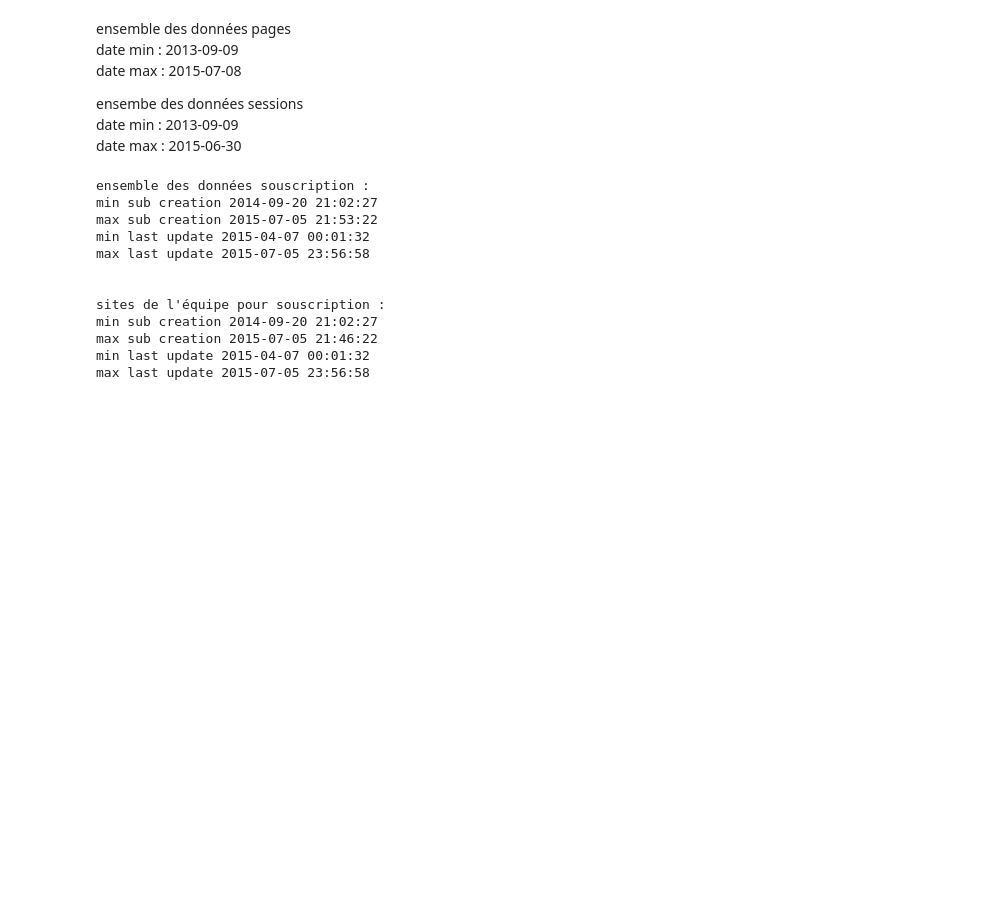
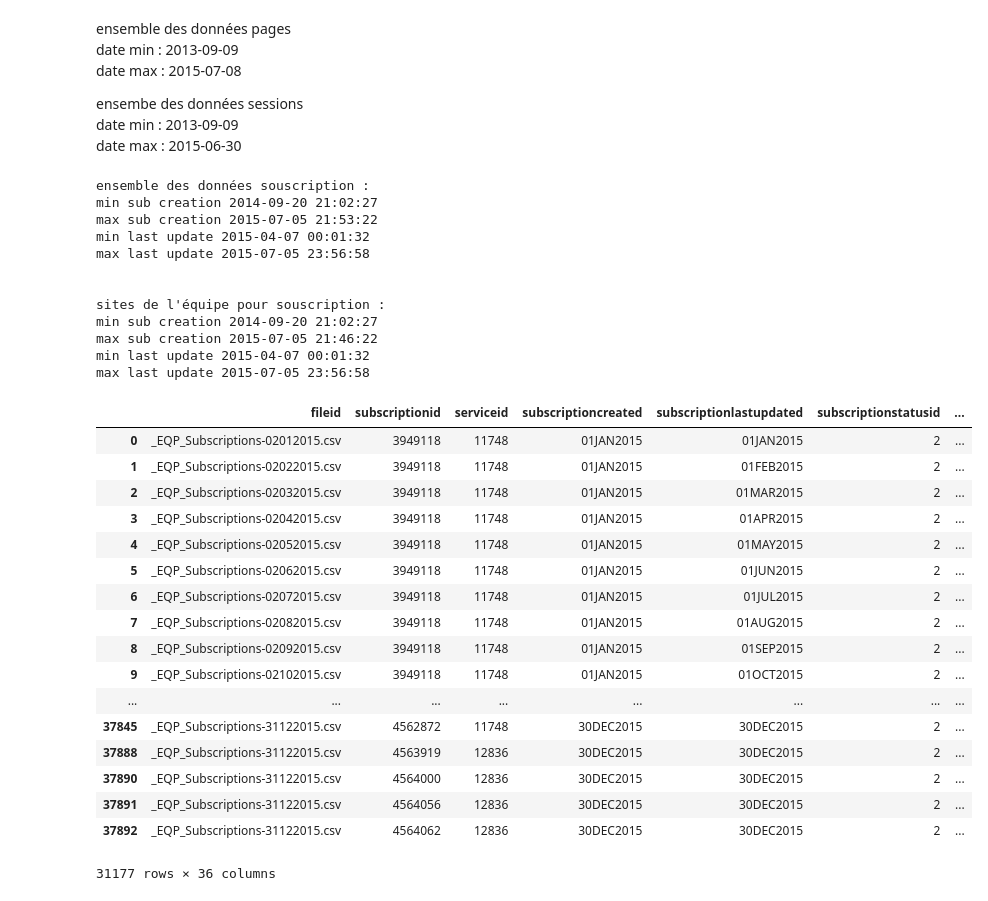
Before and after one commit to amauryfournier/L_Equipe, a Jupyter notebook: L_Equipe_nettoyage_data.ipynb, the cells around one changed output. Saved outputs shown, nothing was run; the diff lists cells and outputs as text; code cells hidden in the pictures; blank space fills up the shorter version.

Commit message:
clean

```diff
--- a/L_Equipe_nettoyage_data.ipynb
+++ b/L_Equipe_nettoyage_data.ipynb
@@ -1199,3 +1217,31 @@ min sub creation 2014-09-20 21:02:27
 max sub creation 2015-07-05 21:46:22
 min last update 2015-04-07 00:01:32
 max last update 2015-07-05 23:56:58
+# %%
+df_sub_i = pd.read_csv(r"Z:\souscrip_2015.csv", sep=';')
+liste_client = pd.read_csv(r"Z:\client_2015.csv", sep=';')
+df_sub_clean = pd.read_csv(r"Z:\souscrip_2015_clean.csv", sep=";")
+liste_client = liste_client.clientuserid.unique()
+# %%
+dftest = df_sub_i.loc[df_sub_i.clientuserid.isin(liste_client)]
+# %%
+dftest
+# %% [output]
+|  | fileid | subscriptionid | serviceid | subscriptioncreated | subscriptionlastupdated | subscriptionstatusid | ... |
+| 0 | _EQP_Subscriptions-02012015.csv | 3949118 | 11748 | 01JAN2015 | 01JAN2015 | 2 | ... |
+| 1 | _EQP_Subscriptions-02022015.csv | 3949118 | 11748 | 01JAN2015 | 01FEB2015 | 2 | ... |
+| 2 | _EQP_Subscriptions-02032015.csv | 3949118 | 11748 | 01JAN2015 | 01MAR2015 | 2 | ... |
+| 3 | _EQP_Subscriptions-02042015.csv | 3949118 | 11748 | 01JAN2015 | 01APR2015 | 2 | ... |
+| 4 | _EQP_Subscriptions-02052015.csv | 3949118 | 11748 | 01JAN2015 | 01MAY2015 | 2 | ... |
+| 5 | _EQP_Subscriptions-02062015.csv | 3949118 | 11748 | 01JAN2015 | 01JUN2015 | 2 | ... |
+| 6 | _EQP_Subscriptions-02072015.csv | 3949118 | 11748 | 01JAN2015 | 01JUL2015 | 2 | ... |
+| 7 | _EQP_Subscriptions-02082015.csv | 3949118 | 11748 | 01JAN2015 | 01AUG2015 | 2 | ... |
+| 8 | _EQP_Subscriptions-02092015.csv | 3949118 | 11748 | 01JAN2015 | 01SEP2015 | 2 | ... |
+| 9 | _EQP_Subscriptions-02102015.csv | 3949118 | 11748 | 01JAN2015 | 01OCT2015 | 2 | ... |
+| ... | ... | ... | ... | ... | ... | ... | ... |
+| 37845 | _EQP_Subscriptions-31122015.csv | 4562872 | 11748 | 30DEC2015 | 30DEC2015 | 2 | ... |
+| 37888 | _EQP_Subscriptions-31122015.csv | 4563919 | 12836 | 30DEC2015 | 30DEC2015 | 2 | ... |
+| 37890 | _EQP_Subscriptions-31122015.csv | 4564000 | 12836 | 30DEC2015 | 30DEC2015 | 2 | ... |
+| 37891 | _EQP_Subscriptions-31122015.csv | 4564056 | 12836 | 30DEC2015 | 30DEC2015 | 2 | ... |
+| 37892 | _EQP_Subscriptions-31122015.csv | 4564062 | 12836 | 30DEC2015 | 30DEC2015 | 2 | ... |
+31177 rows × 36 columns
```
Also changed, not shown: parts of 13 cells of this notebook, 10 other files.
